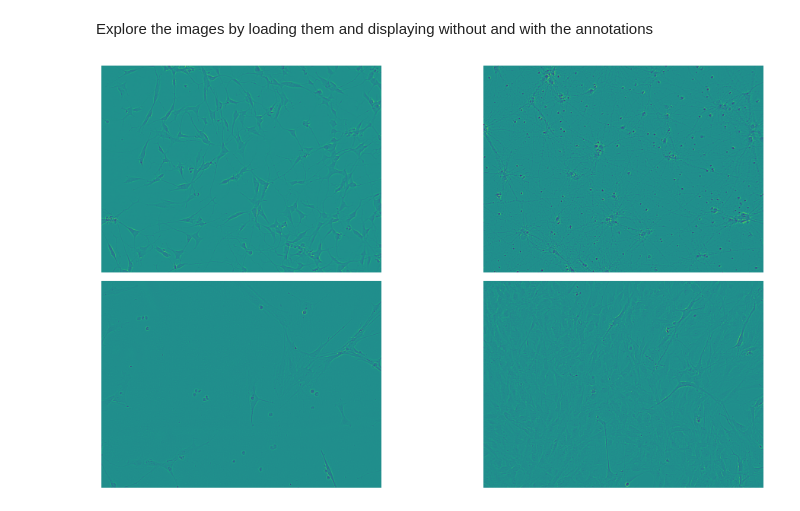
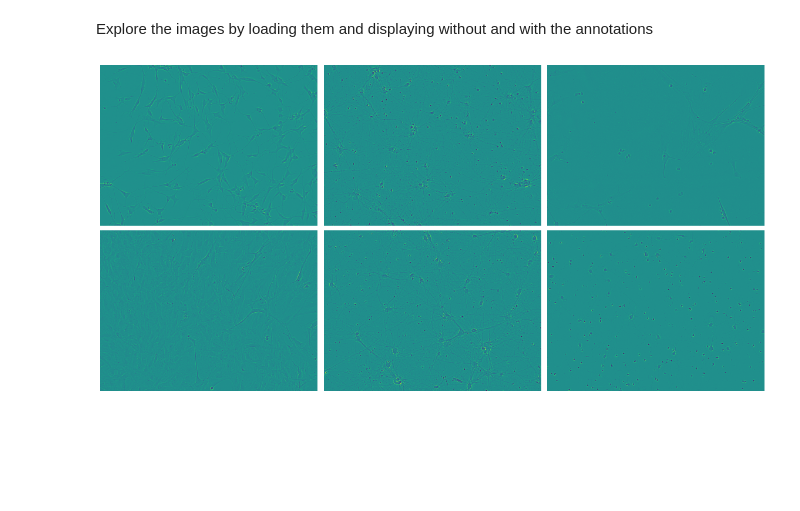
Before and after one commit to petersenjoern/sartorius-cell-segmentation, a Jupyter notebook: exploration.ipynb, the cells around one changed output. Cells and saved outputs as stored; diff of their text form; code cells hidden in the pictures; blank space fills up the shorter version.

Commit message:
plotting without annotations

```diff
--- a/exploration.ipynb
+++ b/exploration.ipynb
@@ -26,11 +26,12 @@ def get_image_paths(path: pathlib.Path) -> List[pathlib.Path]:
         image_paths.append(filepath)
     return image_paths
 
-def get_image_and_reshape(path_single_image: pathlib, image_shape: Tuple[int, int]) -> np.ndarray:
+def get_image_and_reshape(path_single_image: pathlib, image_shape: Tuple[int, int]) -> Tuple[np.ndarray, str]:
     """Function to load image and reshape to desired shape"""
 
+    image_id = path_single_image.name.replace(".png", "")
     image=cv2.imread(str(path_single_image), cv2.IMREAD_GRAYSCALE) #cv2 imread takes only str
-    return image.reshape(*image_shape, 1)
+    return image.reshape(*image_shape, 1), image_id
 
 
 def plot_multiple_img(images: List[np.ndarray], rows: int, cols: int) -> None:
@@ -44,6 +45,23 @@ def plot_multiple_img(images: List[np.ndarray], rows: int, cols: int) -> None:
             ax.ravel()[ind].set_axis_off()
     plt.tight_layout()
     plt.show()
+
+def rle_decode(mask_rle: str, shape: Tuple[int, int, int], color: int = 1) -> np.ndarray:
+    """
+    mask_rle: run-length as string formated (start length) e.g.
+    """
+    s = mask_rle.split()
+
+    starts = list(map(lambda x: int(x) - 1, s[0::2])) # take every 2nd element, start at 0: pixel start
+    lengths = list(map(int, s[1::2])) # take every 2element, start with 1: pixel length
+    ends = [x + y for x, y in zip(starts, lengths)] # add pixel start and length
+
+    img = np.zeros((shape[0] * shape[1], shape[2]), dtype = np.float32)
+
+    for start, end in zip(starts, ends):
+        img[start : end] = color
+
+    return img.reshape(shape)
 # %%
 # read data
 train_metadata = pd.read_csv(PATH_TRAIN_METADATA)
@@ -107,11 +125,16 @@ train_metadata.groupby("id")[["annotation"]].count().sort_values("annotation")
 # %% [markdown]
 Explore the images by loading them and displaying without and with the annotations
 # %%
-## load all train images into memory as List[np.ndarray]
+## load all train images into memory as dictionary with image_id as key and the image (np.ndarray) as value
 train_images_paths = get_image_paths(PATH_TRAIN_IMAGE_FOLDER)
 train_images = [get_image_and_reshape(train_image_path, INPUT_IMG_SHAPE) for train_image_path in train_images_paths]
+train_images_dict = {image_id: image for image, image_id in train_images}
-# %%
-# Show list of images without annotations
-display_multiple_img(train_images[:4], 2, 2)
-# %% [output]
-[figure, removed]
+# %%
+# Plot images without annotations
+number_of_images = 6
+cols = 3
+rows = int(number_of_images/ cols)
+images = list(train_images_dict.values())[:number_of_images]
+plot_multiple_img(images, rows, cols)
+# %% [output]
+[figure, added]
```
Also changed, not shown: parts of 2 cells of this notebook.
